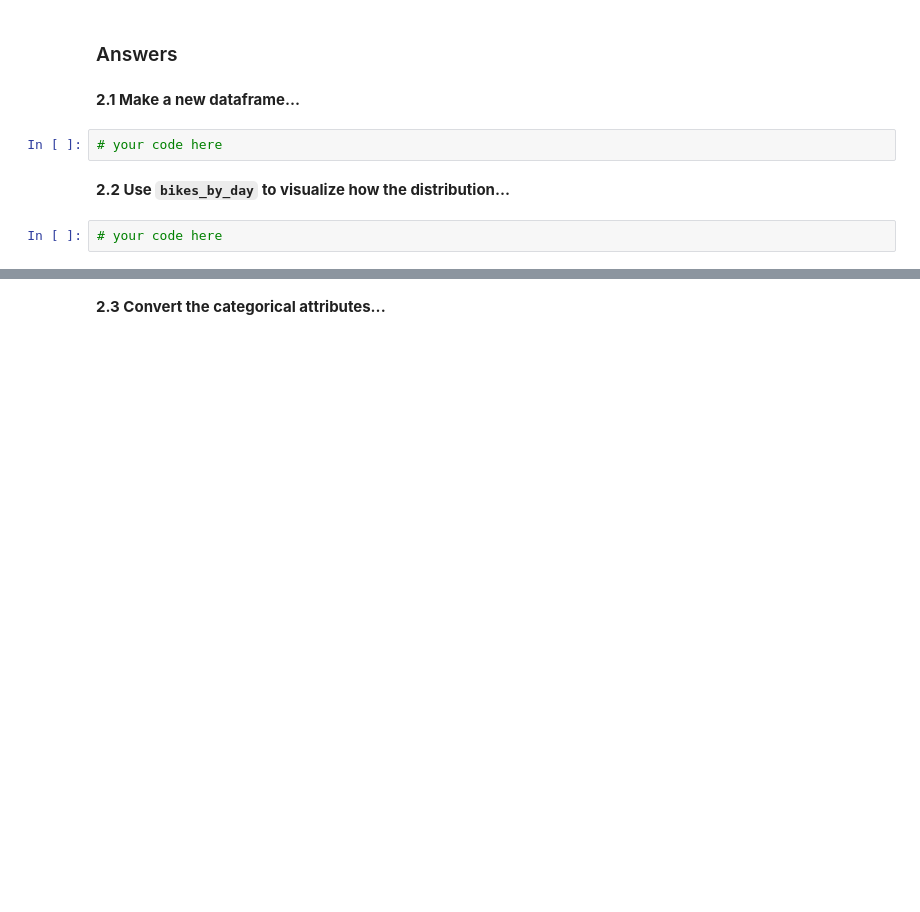
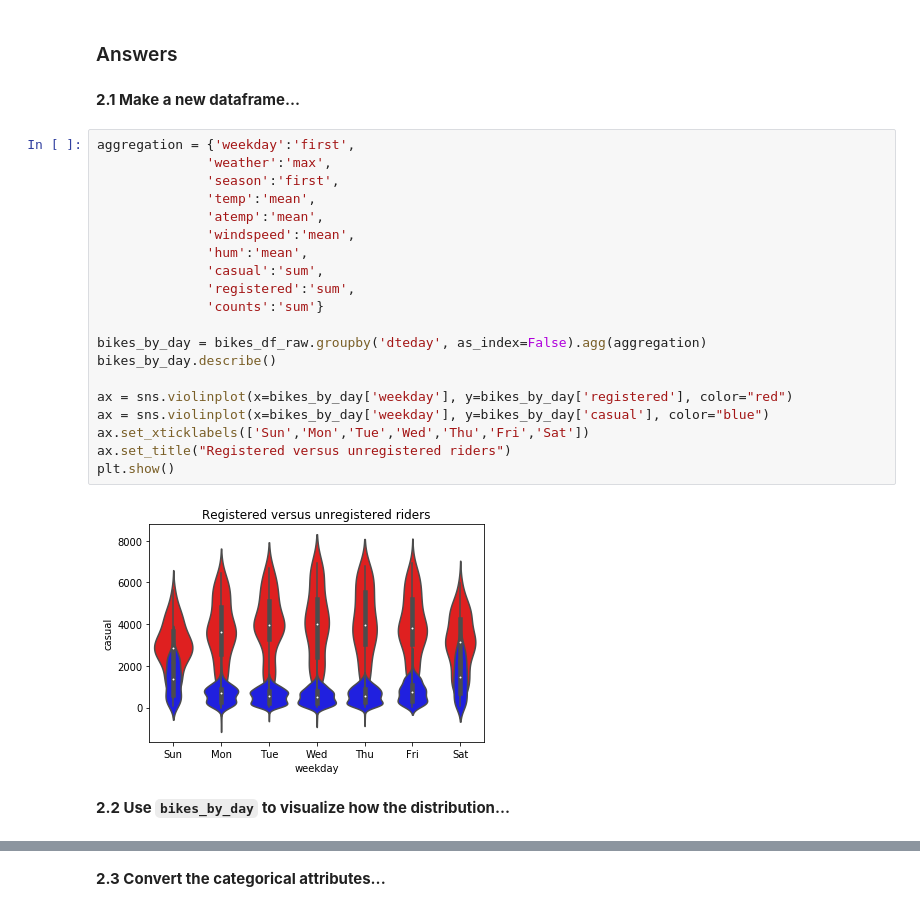
Before and after one commit to katiegrosch/2019-CS109A, a Jupyter notebook: content/homeworks/cs109a_hw3_209/cs109a_hw3.ipynb, the cells around one changed output, grey strips where cells are left out. Cells and saved outputs as stored; diff of their text form; blank space fills up the shorter version.

```diff
--- a/content/homeworks/cs109a_hw3_209/cs109a_hw3.ipynb
+++ b/content/homeworks/cs109a_hw3_209/cs109a_hw3.ipynb
@@ -187,9 +188,27 @@ Make a plot showing  the _distribution_ of the number of casual and registered r
 ### Answers
 # %% [markdown]
 **2.1 Make a new dataframe...**
-# %%
-# your code here
+# %%
+aggregation = {'weekday':'first',
+              'weather':'max',
+              'season':'first',
+              'temp':'mean',
+              'atemp':'mean',
+              'windspeed':'mean',
+              'hum':'mean',
+              'casual':'sum',
+              'registered':'sum',
+              'counts':'sum'}
+
+bikes_by_day = bikes_df_raw.groupby('dteday', as_index=False).agg(aggregation)
+bikes_by_day.describe()
+
+ax = sns.violinplot(x=bikes_by_day['weekday'], y=bikes_by_day['registered'], color="red")
+ax = sns.violinplot(x=bikes_by_day['weekday'], y=bikes_by_day['casual'], color="blue")
+ax.set_xticklabels(['Sun','Mon','Tue','Wed','Thu','Fri','Sat'])
+ax.set_title("Registered versus unregistered riders")
+plt.show()
+# %% [output]
+[figure, added]
 # %% [markdown]
 **2.2 Use `bikes_by_day` to visualize how the distribution...**
-# %%
-# your code here
```
Also changed, not shown: parts of 7 cells of this notebook.
